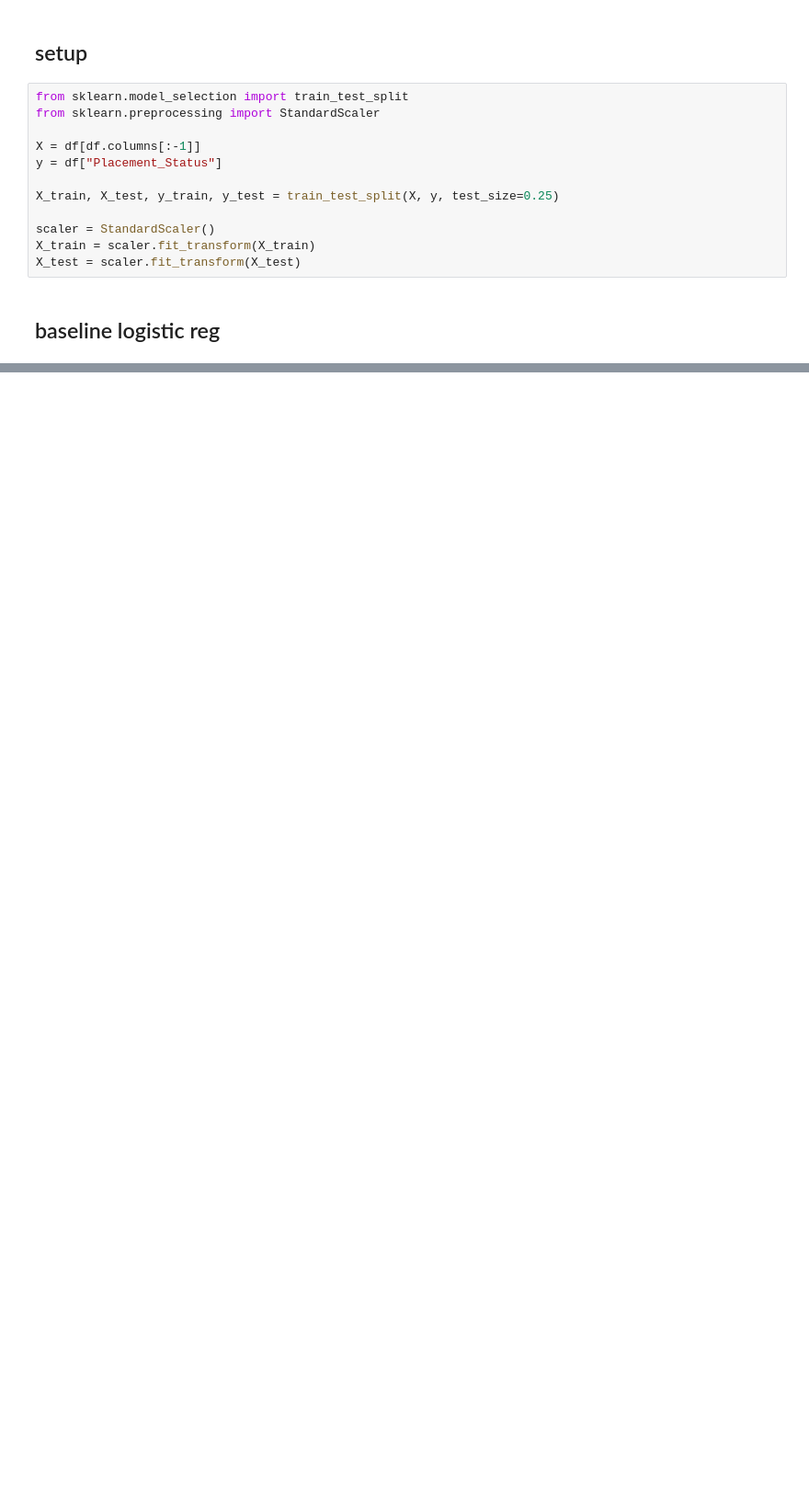
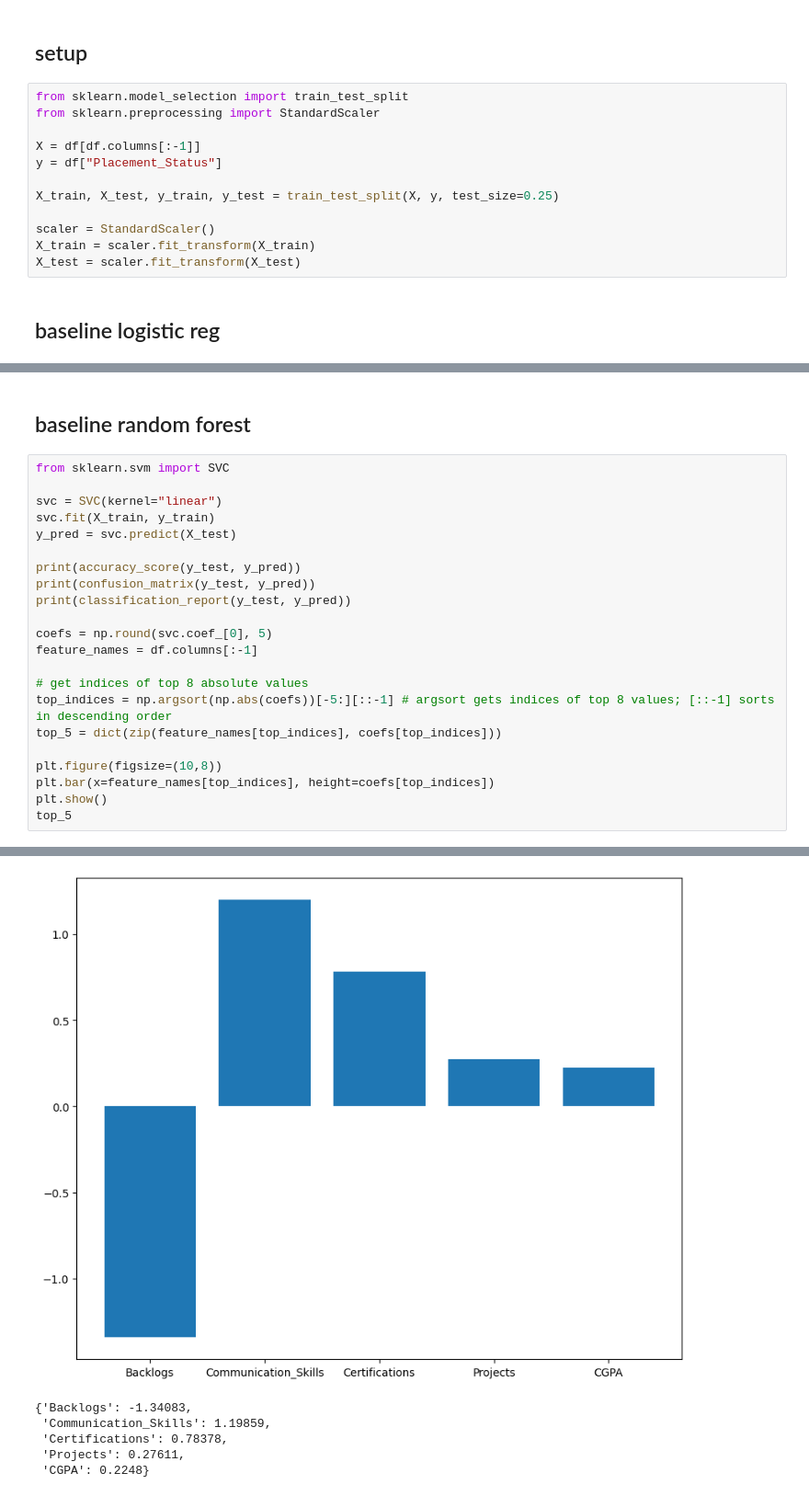
Before and after one commit to cyrusjzeng0/job_placement, a Jupyter notebook: notebook.ipynb, the cells around one changed output, grey strips where cells are left out. Shown at 92% size. Drawn from its saved outputs; the diff is of its cells as text; blank space fills up the shorter version.

```diff
--- a/notebook.ipynb
+++ b/notebook.ipynb
@@ -263,0 +265,25 @@ weighted avg       0.87      0.87      0.87     12500
+# %% [markdown]
+## baseline random forest
+# %%
+from sklearn.svm import SVC
+
+svc = SVC(kernel="linear")
+svc.fit(X_train, y_train)
+y_pred = svc.predict(X_test)
+
+print(accuracy_score(y_test, y_pred))
+print(confusion_matrix(y_test, y_pred))
+print(classification_report(y_test, y_pred))
+
+coefs = np.round(svc.coef_[0], 5)
+feature_names = df.columns[:-1]
+
+# get indices of top 8 absolute values
+top_indices = np.argsort(np.abs(coefs))[-5:][::-1] # argsort gets indices of top 8 values; [::-1] sorts in descending order
+top_5 = dict(zip(feature_names[top_indices], coefs[top_indices]))
+
+plt.figure(figsize=(10,8))
+plt.bar(x=feature_names[top_indices], height=coefs[top_indices])
+plt.show()
+top_5
+# %% [output]
@@ -263,0 +306,6 @@ weighted avg       0.87      0.87      0.87     12500
+[figure, added]
+{'Backlogs': -1.34083,
+ 'Communication_Skills': 1.19859,
+ 'Certifications': 0.78378,
+ 'Projects': 0.27611,
+ 'CGPA': 0.2248}
```
Also changed, not shown: parts of 4 cells of this notebook, 1 other file.
